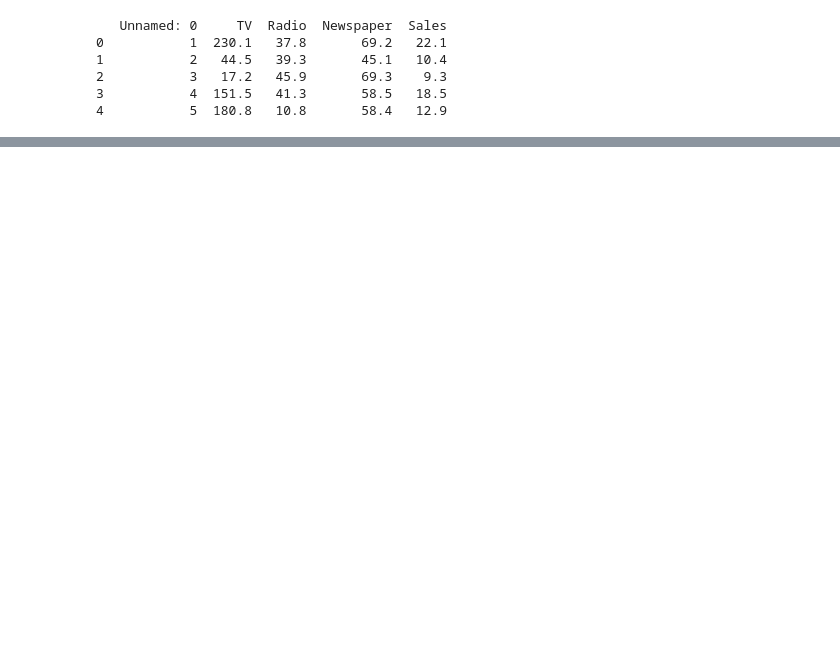
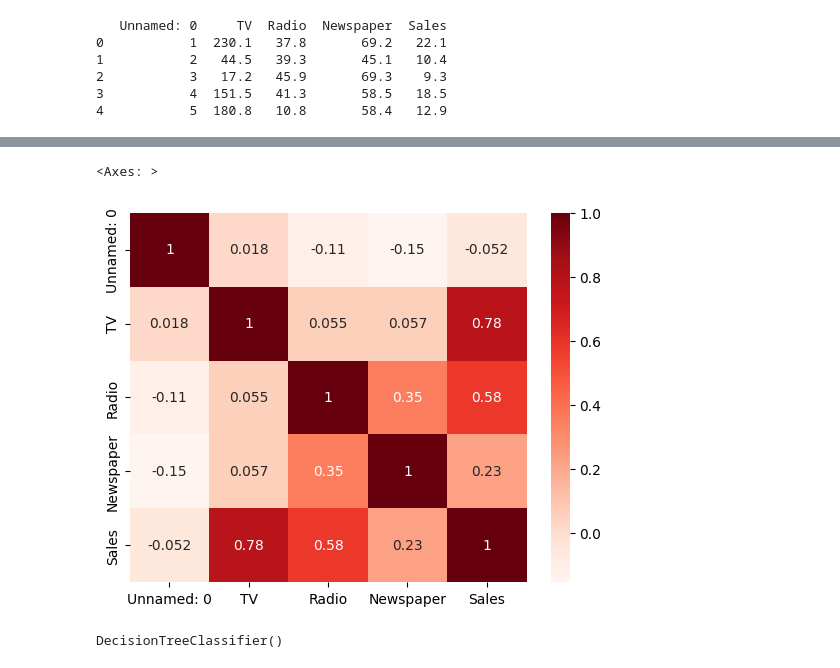
Before and after one commit to NituY/Sales-Prediction-In-Python, a Jupyter notebook: Task-2 Sales pred.ipynb, the cells around one changed output, grey strips where cells are left out. Saved outputs shown, nothing was run; the diff lists cells and outputs as text; code cells hidden in the pictures; blank space fills up the shorter version.

```diff
--- a/Task-2 Sales pred.ipynb
+++ b/Task-2 Sales pred.ipynb
@@ -30 +74,15 @@ LinearRegression()
+# %%
+sns.heatmap(df.corr(),annot=True,cmap = 'Reds')
+# %% [output]
+<Axes: >
+[figure, added]
+# %%
+x = df[['TV','Radio','Newspaper']]
+y = df[['Sales']]
+X_train,X_test,y_train,y_test = train_test_split(x,y,test_size=0.25,random_state=42)
+from sklearn import linear_model
+model = DecisionTreeClassifier()
+model.fit(X_train,y_train)
+# %% [output]
+DecisionTreeClassifier()
 # %%
```
Also changed, not shown: parts of 12 cells of this notebook.
